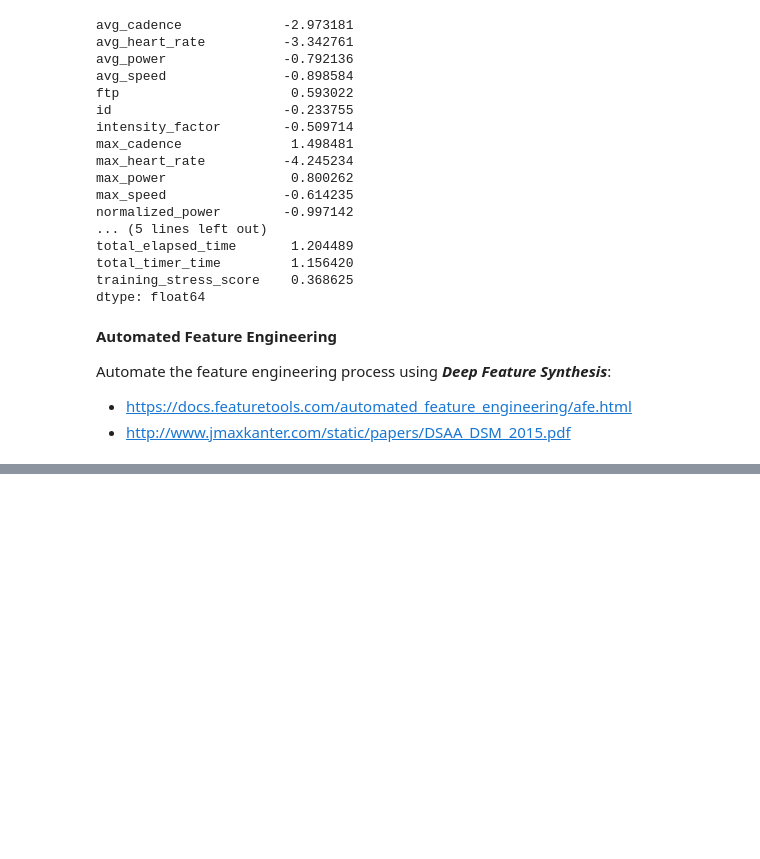
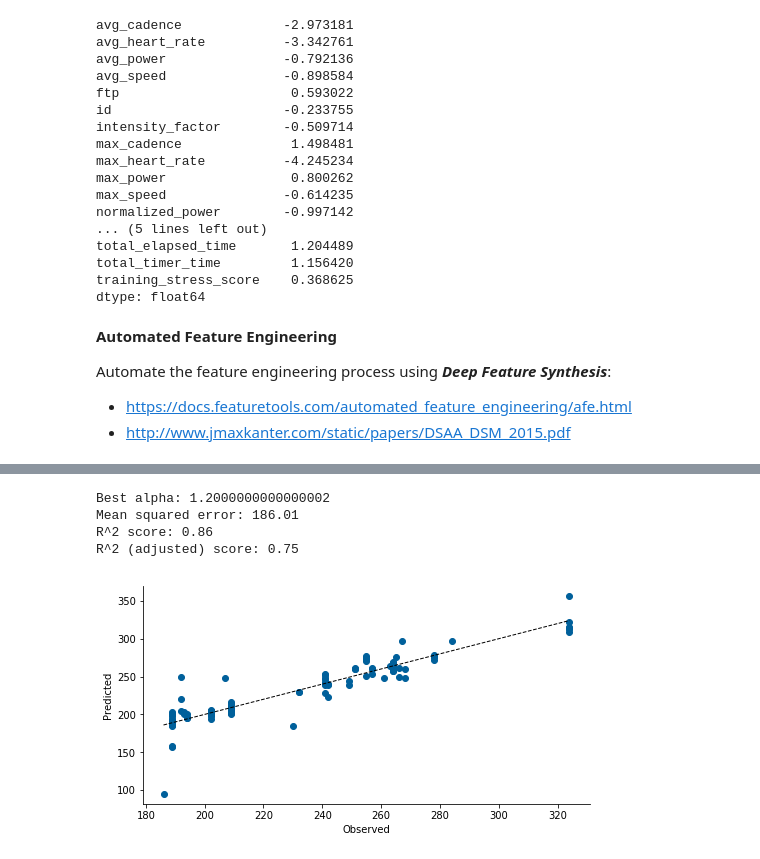
Before and after one commit to jrkinley-zz/ftp_proba, a Jupyter notebook: ftp_proba.ipynb, the cells around one changed output, grey strips where cells are left out. Drawn from its saved outputs; the diff is of its cells as text; code cells hidden in the pictures; blank space fills up the shorter version.

```diff
--- a/ftp_proba.ipynb
+++ b/ftp_proba.ipynb
@@ -451,0 +564,19 @@ print(*defs, sep='\n')
+# %%
+# Ridge Regression (OLS with an imposed penalty on the size of coefficients)
+
+# RidgeCV has built-in cross-validation to find the optimal value of the alpha parameter
+# (alternate approach to GridSearchCV)
+ridge = linear_model.RidgeCV(alphas=np.linspace(0.1, 10., num=10), cv=5)
+ridge.fit(X_train, y_train)
+print('Best alpha: {}'.format(ridge.alpha_))
+
+y_pred = rr.predict(X_test)
+
+scores(y_test, y_pred, k)
+plot_linear(y_test, y_pred)
+# %% [output]
+Best alpha: 1.2000000000000002
+Mean squared error: 186.01
+R^2 score: 0.86
+R^2 (adjusted) score: 0.75
+[figure, added]
```
Also changed, not shown: parts of 19 cells of this notebook.
